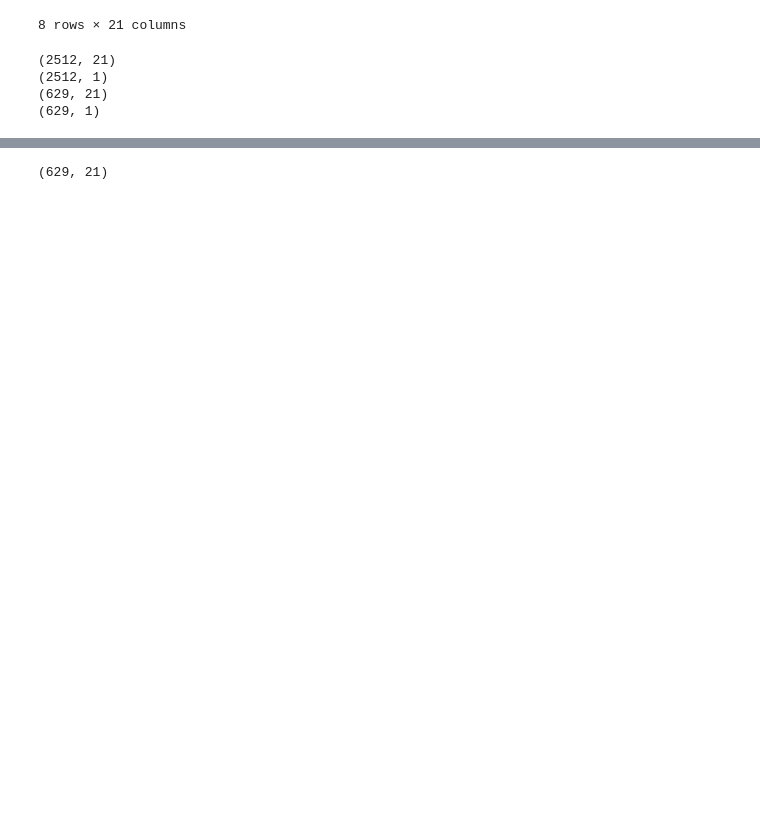
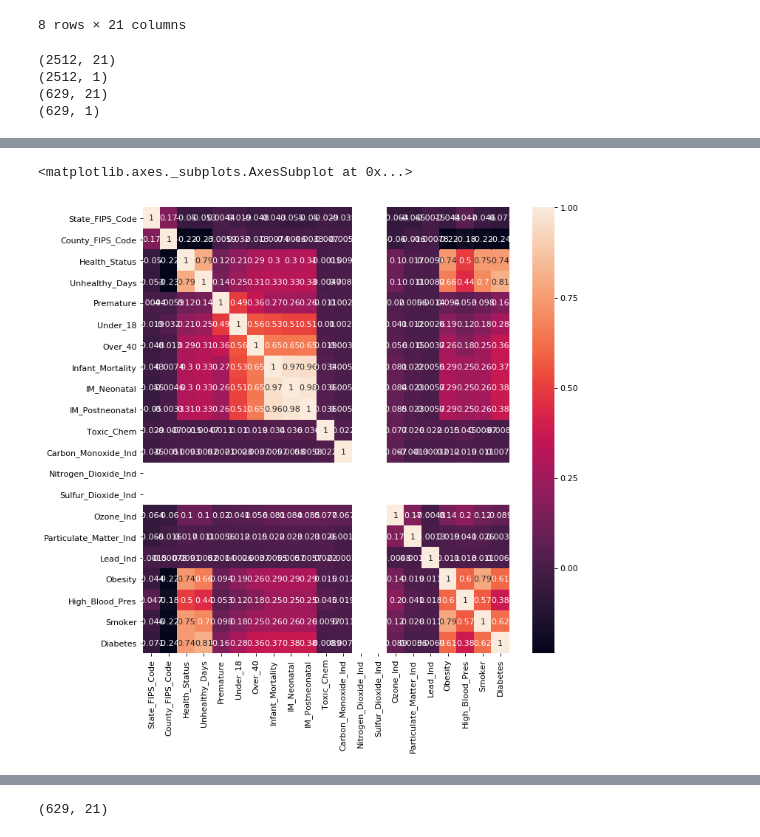
Before and after one commit to fpu-spring2019-ml-team2/MachineLearning, a Jupyter notebook: ML_Project.ipynb, the cells around one changed output, grey strips where cells are left out. Saved outputs shown, nothing was run; the diff lists cells and outputs as text; code cells hidden in the pictures; blank space fills up the shorter version.

Commit message:
[dimitri-import] add heatmap using seaborn

```diff
--- a/ML_Project.ipynb
+++ b/ML_Project.ipynb
@@ -94,3 +95,10 @@ print(predictions.shape)
+# %%
+corr = selected.corr()
+fig = plt.figure(num=None, figsize=(10, 10), dpi=80, facecolor='w', edgecolor='k')
+sns.heatmap(corr, annot=True)
+# %% [output]
+<matplotlib.axes._subplots.AxesSubplot at 0x...>
+[figure, added]
 # %%
 plt.scatter(y_test, predictions)
 plt.xlabel('TrueValues')
```
Also changed, not shown: parts of 4 cells of this notebook.
